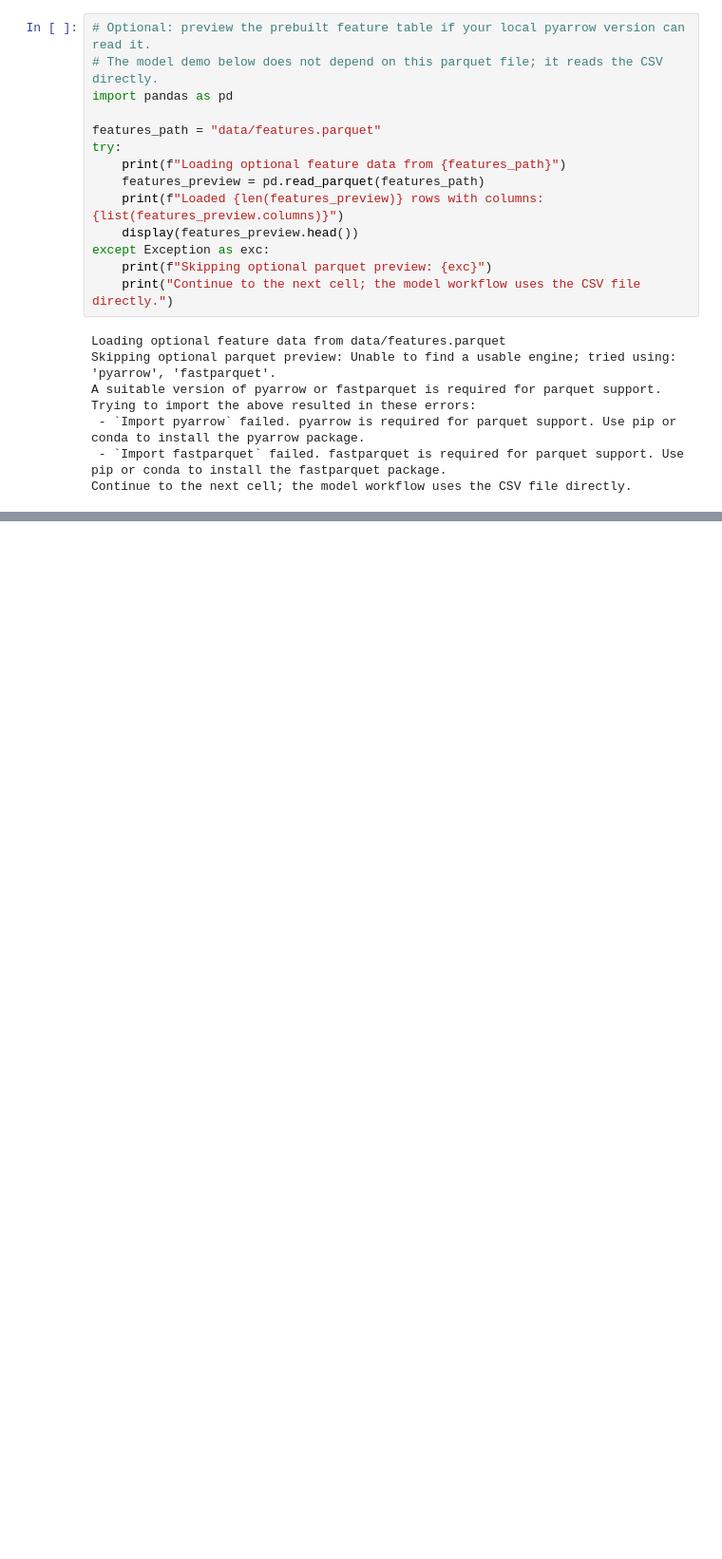
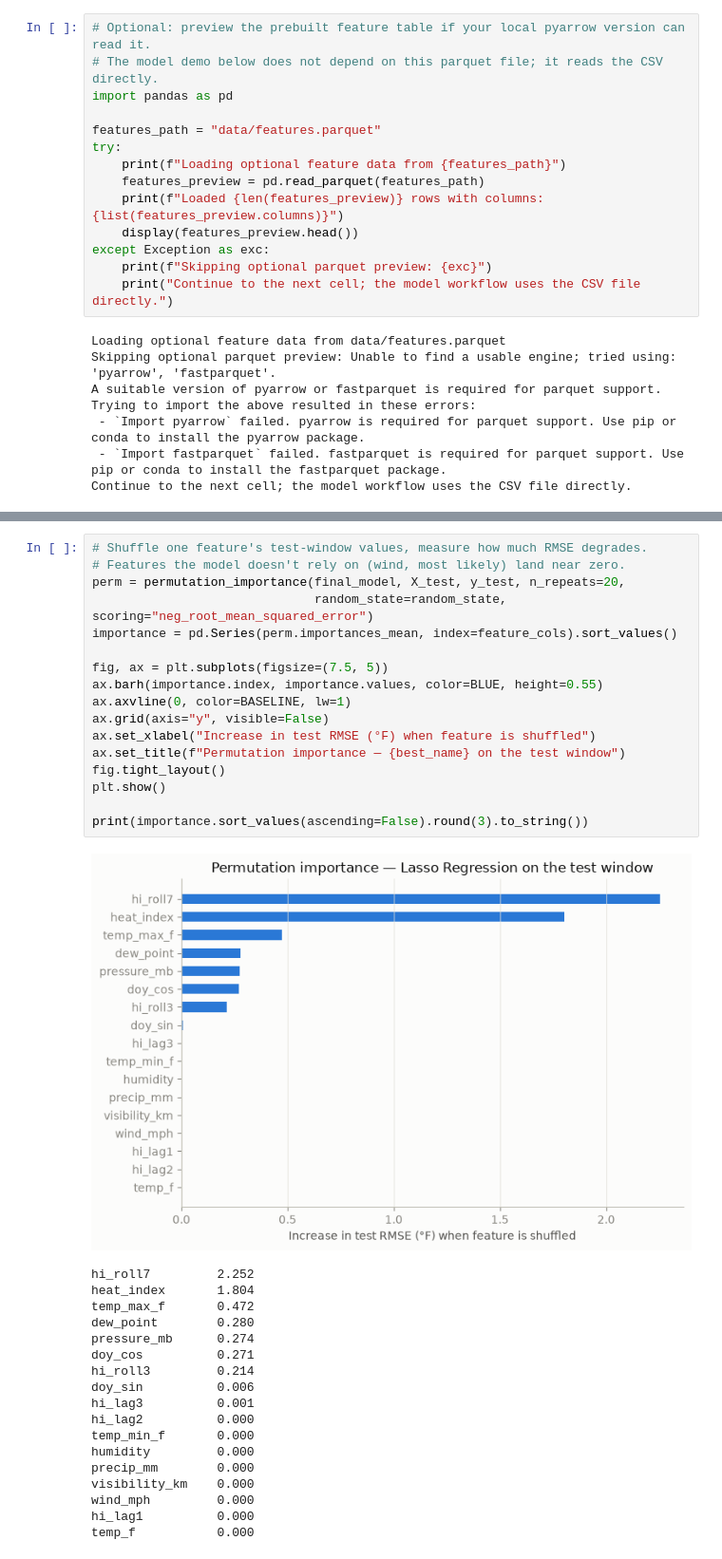
Before and after one commit to CatFatOw/Rice-To-Meet-You, a Jupyter notebook: heat_model_test.ipynb, the cells around one changed output, grey strips where cells are left out. Shown at 95% size. Cells and saved outputs as stored; diff of their text form; blank space fills up the shorter version.

```diff
--- a/heat_model_test.ipynb
+++ b/heat_model_test.ipynb
@@ -189,0 +494,36 @@ print(sample_output[["predicted_heat_index", "heat_label"]].head())
+# %%
+# Shuffle one feature's test-window values, measure how much RMSE degrades.
+# Features the model doesn't rely on (wind, most likely) land near zero.
+perm = permutation_importance(final_model, X_test, y_test, n_repeats=20,
+                              random_state=random_state, scoring="neg_root_mean_squared_error")
+importance = pd.Series(perm.importances_mean, index=feature_cols).sort_values()
+
+fig, ax = plt.subplots(figsize=(7.5, 5))
+ax.barh(importance.index, importance.values, color=BLUE, height=0.55)
+ax.axvline(0, color=BASELINE, lw=1)
+ax.grid(axis="y", visible=False)
+ax.set_xlabel("Increase in test RMSE (°F) when feature is shuffled")
+ax.set_title(f"Permutation importance — {best_name} on the test window")
+fig.tight_layout()
+plt.show()
+
+print(importance.sort_values(ascending=False).round(3).to_string())
+# %% [output]
+[figure, added]
+hi_roll7         2.252
+heat_index       1.804
+temp_max_f       0.472
+dew_point        0.280
+pressure_mb      0.274
+doy_cos          0.271
+hi_roll3         0.214
+doy_sin          0.006
+hi_lag3          0.001
+hi_lag2          0.000
+temp_min_f       0.000
+humidity         0.000
+precip_mm        0.000
+visibility_km    0.000
+wind_mph         0.000
+hi_lag1          0.000
+temp_f           0.000
```
Also changed, not shown: parts of 12 cells of this notebook.
